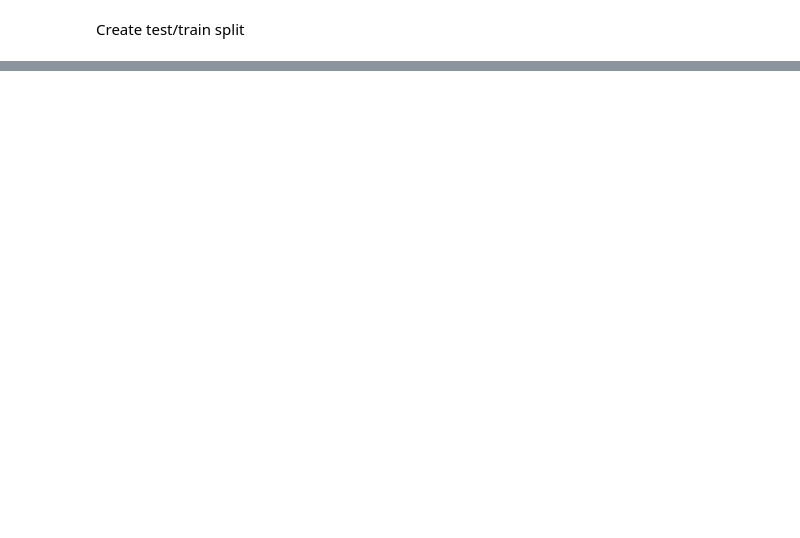
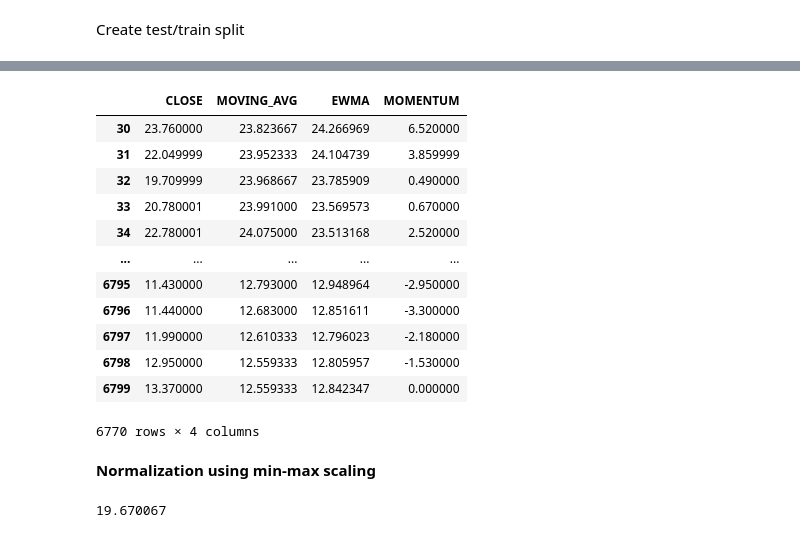
Before and after one commit to haakoris/Master, a Jupyter notebook: VIX_test.ipynb, the cells around one changed output, grey strips where cells are left out. Drawn from its saved outputs; the diff is of its cells as text; code cells hidden in the pictures; blank space fills up the shorter version.

```diff
--- a/VIX_test.ipynb
+++ b/VIX_test.ipynb
@@ -248,0 +345,18 @@ Convert into sliding windows
+# %%
+train_val
+# %% [output]
+|  | CLOSE | MOVING_AVG | EWMA | MOMENTUM |
+| 30 | 23.760000 | 23.823667 | 24.266969 | 6.520000 |
+| 31 | 22.049999 | 23.952333 | 24.104739 | 3.859999 |
+| 32 | 19.709999 | 23.968667 | 23.785909 | 0.490000 |
+| 33 | 20.780001 | 23.991000 | 23.569573 | 0.670000 |
+| 34 | 22.780001 | 24.075000 | 23.513168 | 2.520000 |
+| ... | ... | ... | ... | ... |
+| 6795 | 11.430000 | 12.793000 | 12.948964 | -2.950000 |
+| 6796 | 11.440000 | 12.683000 | 12.851611 | -3.300000 |
+| 6797 | 11.990000 | 12.610333 | 12.796023 | -2.180000 |
+| 6798 | 12.950000 | 12.559333 | 12.805957 | -1.530000 |
+| 6799 | 13.370000 | 12.559333 | 12.842347 | 0.000000 |
+6770 rows × 4 columns
+# %% [markdown]
+**Normalization using min-max scaling**
@@ -248,0 +379,4 @@ Convert into sliding windows
+# %%
+vix.CLOSE.mean()
+# %% [output]
+19.670067
```
Also changed, not shown: parts of 49 cells of this notebook, 36 other files.
